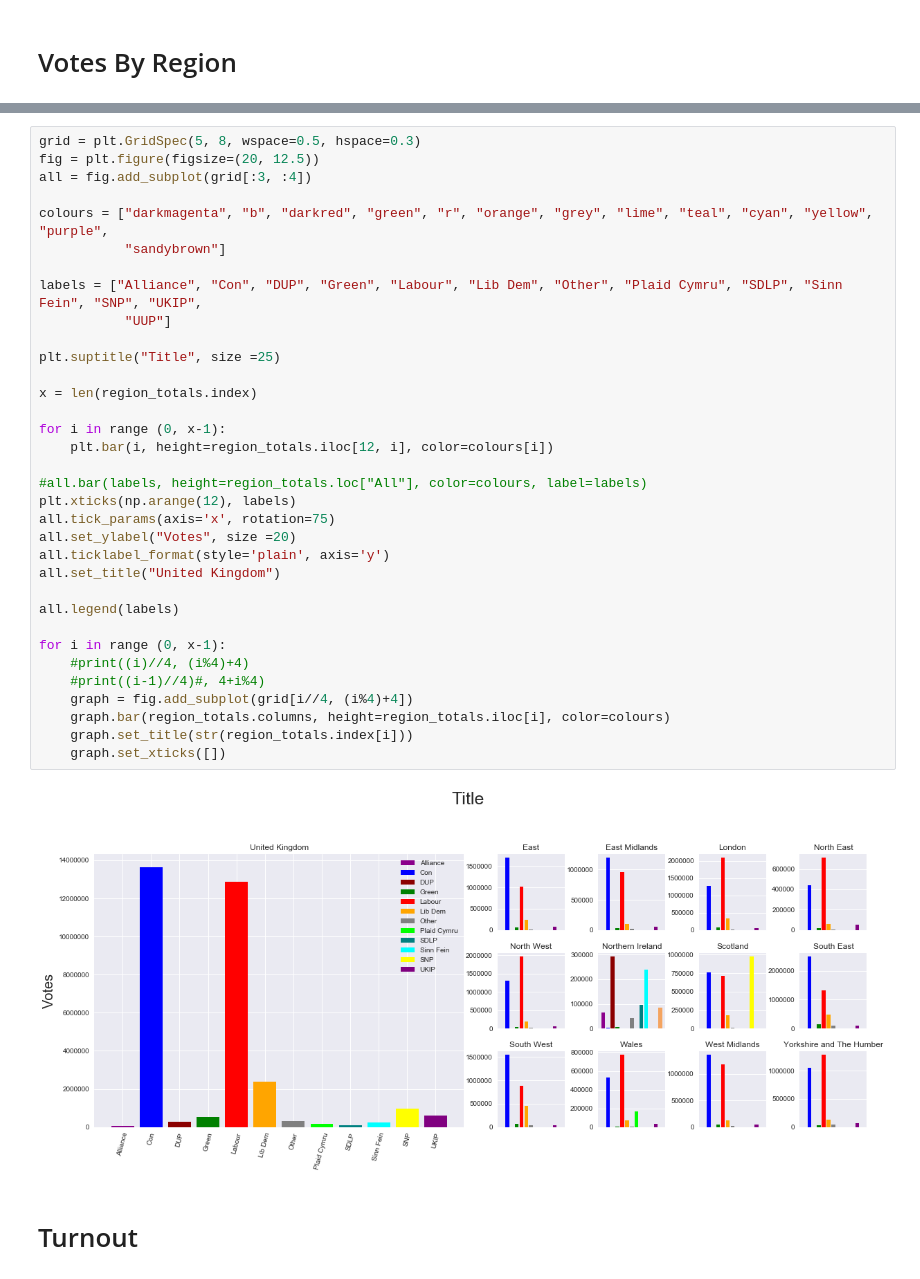
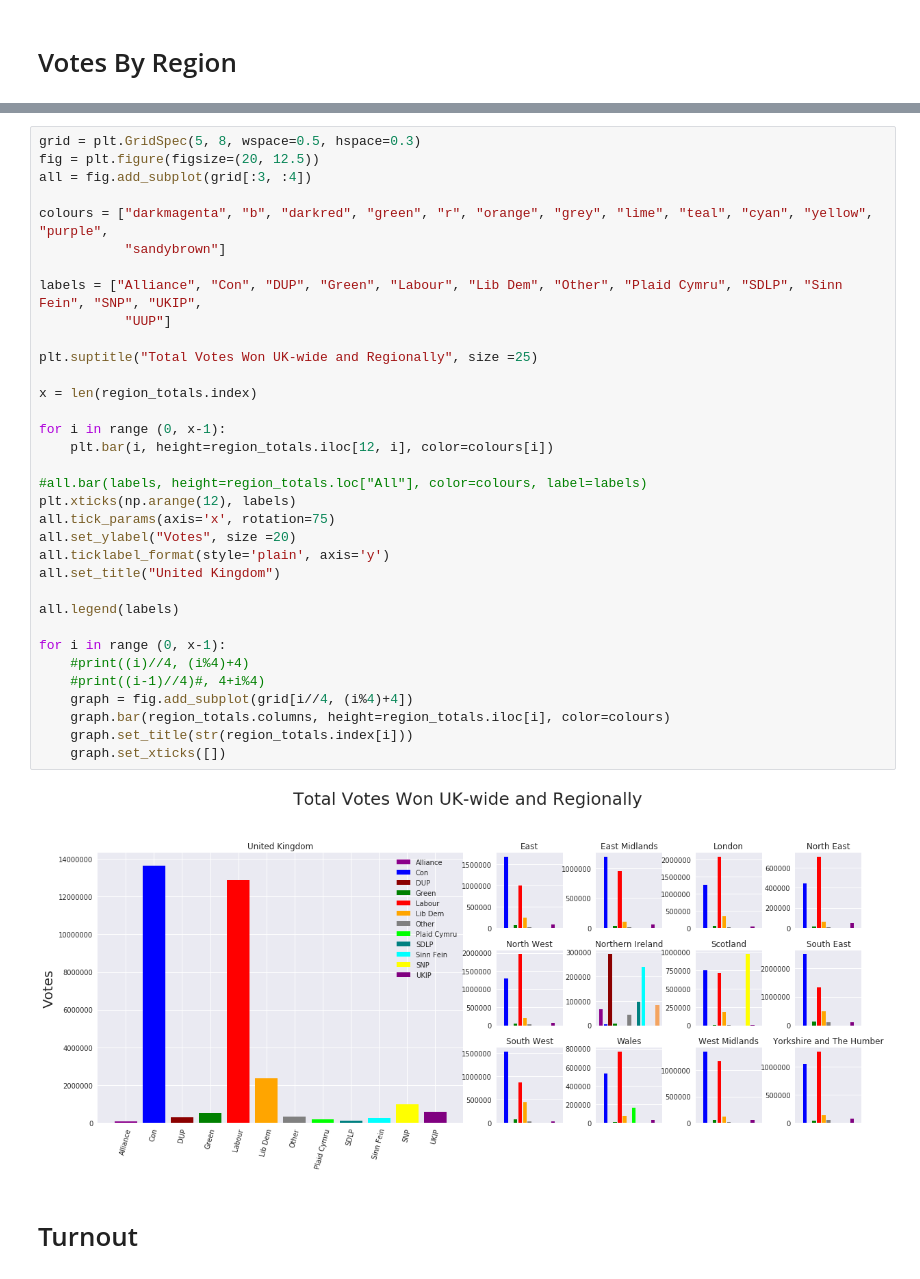
Before and after one commit to madden1706/GE2017, a Jupyter notebook: GE2017_2.ipynb, the cells around one changed output, grey strips where cells are left out. Cells and saved outputs as stored; diff of their text form.

```diff
--- a/GE2017_2.ipynb
+++ b/GE2017_2.ipynb
@@ -78,34 +89,34 @@ all = fig.add_subplot(grid[:3, :4])
 
 colours = ["darkmagenta", "b", "darkred", "green", "r", "orange", "grey", "lime", "teal", "cyan", "yellow", "purple",
            "sandybrown"]
 
 labels = ["Alliance", "Con", "DUP", "Green", "Labour", "Lib Dem", "Other", "Plaid Cymru", "SDLP", "Sinn Fein", "SNP", "UKIP",
            "UUP"]
 
-plt.suptitle("Title", size =25)
+plt.suptitle("Total Votes Won UK-wide and Regionally", size =25)
 
 x = len(region_totals.index)
 
 for i in range (0, x-1):
     plt.bar(i, height=region_totals.iloc[12, i], color=colours[i])
 
 #all.bar(labels, height=region_totals.loc["All"], color=colours, label=labels)
 plt.xticks(np.arange(12), labels)
 all.tick_params(axis='x', rotation=75)
 all.set_ylabel("Votes", size =20)
 all.ticklabel_format(style='plain', axis='y')
 all.set_title("United Kingdom")
 
 all.legend(labels)
 
 for i in range (0, x-1):
     #print((i)//4, (i%4)+4)
     #print((i-1)//4)#, 4+i%4)
     graph = fig.add_subplot(grid[i//4, (i%4)+4])
     graph.bar(region_totals.columns, height=region_totals.iloc[i], color=colours)
     graph.set_title(str(region_totals.index[i]))
     graph.set_xticks([])
 # %% [output]
-[figure, old version]
+[figure, new version]
 # %% [markdown]
 #  Turnout
```
Also changed, not shown: parts of 29 cells of this notebook.
